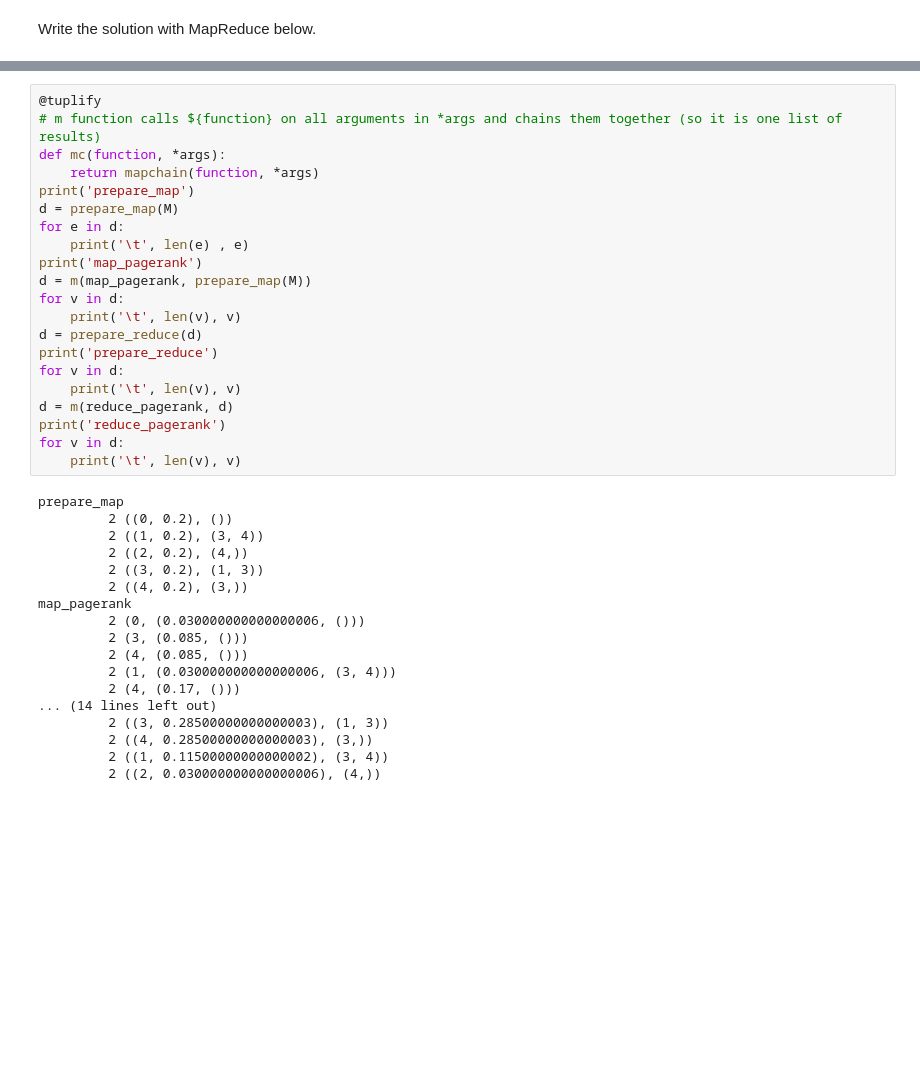
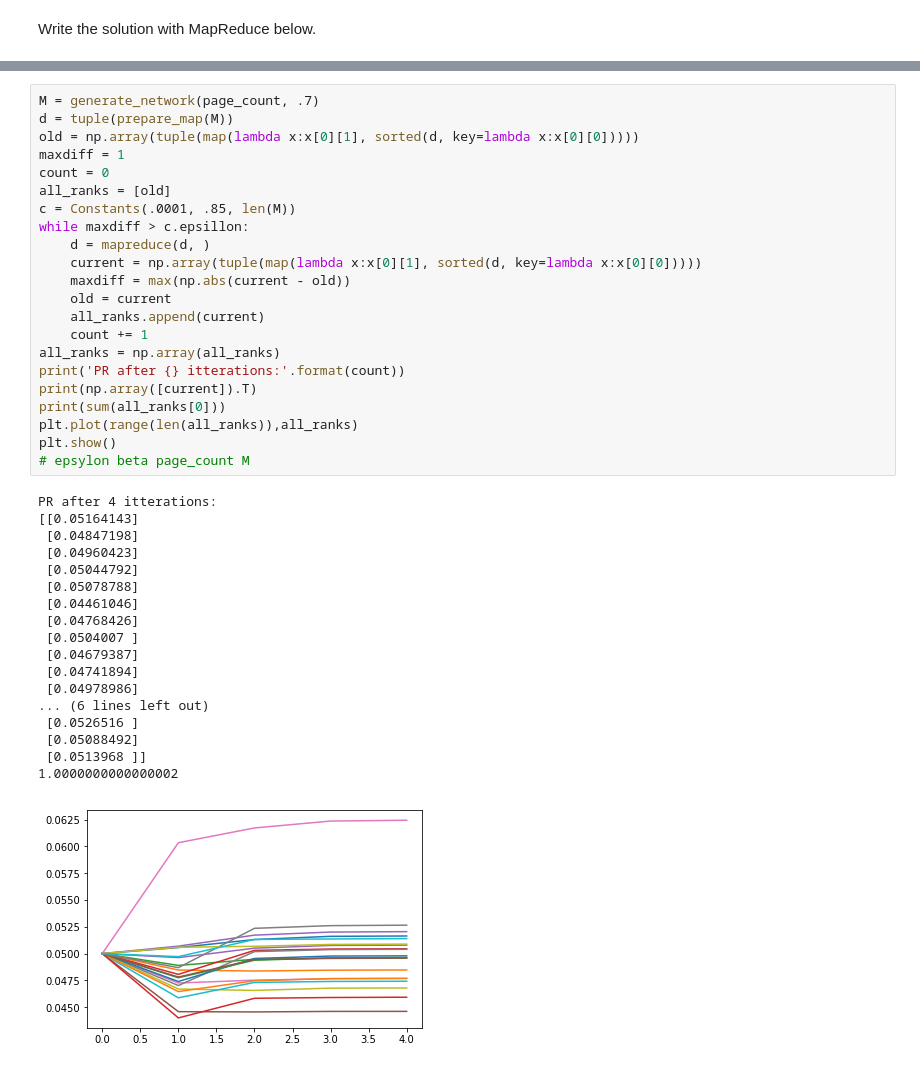
Before and after one commit to hixan/comp336-2018, a Jupyter notebook: assignments/Assignment 3.ipynb, the cells around one changed output, grey strips where cells are left out. Drawn from its saved outputs; the diff is of its cells as text; blank space fills up the shorter version.

```diff
--- a/assignments/Assignment 3.ipynb
+++ b/assignments/Assignment 3.ipynb
@@ -479,39 +665,41 @@ TypeError: 'float' object is not iterable
-# %%
-@tuplify
-# m function calls ${function} on all arguments in *args and chains them together (so it is one list of results)
-def mc(function, *args):
-    return mapchain(function, *args)
-print('prepare_map')
-d = prepare_map(M)
-for e in d:
-    print('\t', len(e) , e)
-print('map_pagerank')
-d = m(map_pagerank, prepare_map(M))
-for v in d:
-    print('\t', len(v), v)
-d = prepare_reduce(d)
-print('prepare_reduce')
-for v in d:
-    print('\t', len(v), v)
-d = m(reduce_pagerank, d)
-print('reduce_pagerank')
-for v in d:
-    print('\t', len(v), v)
-# %% [output]
-prepare_map
-         2 ((0, 0.2), ())
-         2 ((1, 0.2), (3, 4))
-         2 ((2, 0.2), (4,))
-         2 ((3, 0.2), (1, 3))
-         2 ((4, 0.2), (3,))
-map_pagerank
-         2 (0, (0.030000000000000006, ()))
-         2 (3, (0.085, ()))
-         2 (4, (0.085, ()))
-         2 (1, (0.030000000000000006, (3, 4)))
-         2 (4, (0.17, ()))
-... (14 lines left out)
-         2 ((3, 0.28500000000000003), (1, 3))
-         2 ((4, 0.28500000000000003), (3,))
-         2 ((1, 0.11500000000000002), (3, 4))
-         2 ((2, 0.030000000000000006), (4,))
+# %%
+M = generate_network(page_count, .7)
+d = tuple(prepare_map(M))
+old = np.array(tuple(map(lambda x:x[0][1], sorted(d, key=lambda x:x[0][0]))))
+maxdiff = 1
+count = 0
+all_ranks = [old]
+c = Constants(.0001, .85, len(M))
+while maxdiff > c.epsillon:
+    d = mapreduce(d, )
+    current = np.array(tuple(map(lambda x:x[0][1], sorted(d, key=lambda x:x[0][0]))))
+    maxdiff = max(np.abs(current - old))
+    old = current
+    all_ranks.append(current)
+    count += 1
+all_ranks = np.array(all_ranks)
+print('PR after {} itterations:'.format(count))
+print(np.array([current]).T)
+print(sum(all_ranks[0]))
+plt.plot(range(len(all_ranks)),all_ranks)
+plt.show()
+# epsylon beta page_count M
+# %% [output]
+PR after 4 itterations:
+[[0.05164143]
+ [0.04847198]
+ [0.04960423]
+ [0.05044792]
+ [0.05078788]
+ [0.04461046]
+ [0.04768426]
+ [0.0504007 ]
+ [0.04679387]
+ [0.04741894]
+ [0.04978986]
+... (6 lines left out)
+ [0.0526516 ]
+ [0.05088492]
+ [0.0513968 ]]
+1.0000000000000002
+[figure, added]
```
Also changed, not shown: parts of 12 cells of this notebook.
